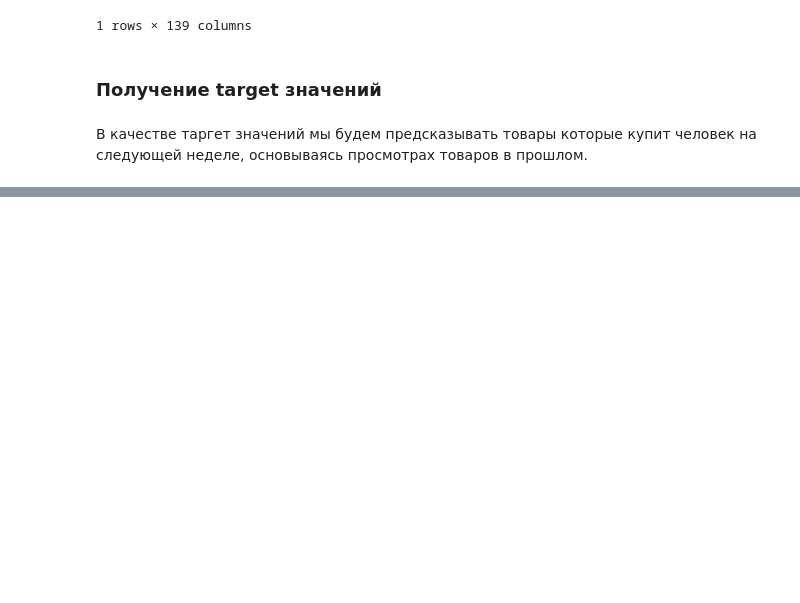
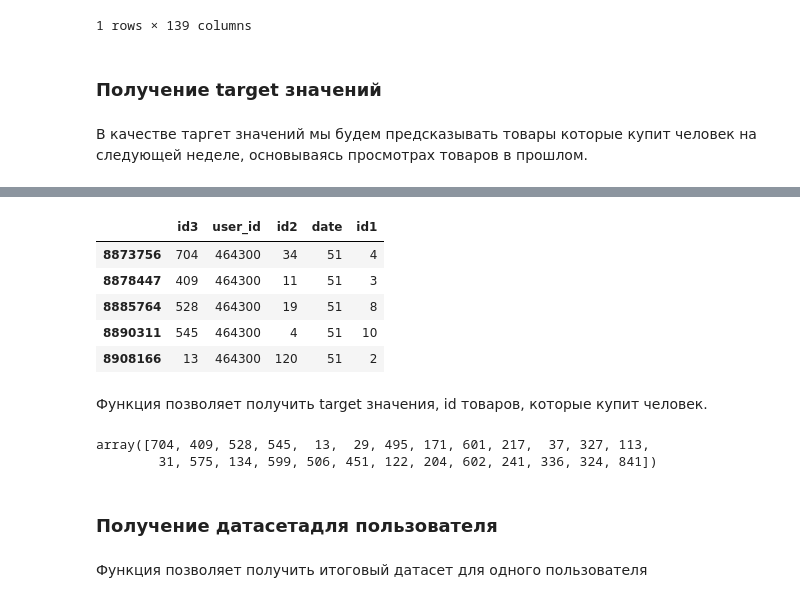
Before and after one commit to alxmamaev/IDAO-contest, a Jupyter notebook: dataset-prepear.ipynb, the cells around one changed output, grey strips where cells are left out. Drawn from its saved outputs; the diff is of its cells as text; code cells hidden in the pictures; blank space fills up the shorter version.

```diff
--- a/dataset-prepear.ipynb
+++ b/dataset-prepear.ipynb
@@ -127,0 +140,11 @@ def split_x_y(log):
+# %%
+y_log.head()
+# %% [output]
+|  | id3 | user_id | id2 | date | id1 |
+| 8873756 | 704 | 464300 | 34 | 51 | 4 |
+| 8878447 | 409 | 464300 | 11 | 51 | 3 |
+| 8885764 | 528 | 464300 | 19 | 51 | 8 |
+| 8890311 | 545 | 464300 | 4 | 51 | 10 |
+| 8908166 | 13 | 464300 | 120 | 51 | 2 |
+# %% [markdown]
+Функция позволяет получить target значения, id товаров, которые купит человек.
@@ -127,0 +154,9 @@ def split_x_y(log):
+# %%
+get_target_values(split_x_y(data_)[1])
+# %% [output]
+array([704, 409, 528, 545,  13,  29, 495, 171, 601, 217,  37, 327, 113,
+        31, 575, 134, 599, 506, 451, 122, 204, 602, 241, 336, 324, 841])
+# %% [markdown]
+### Получение датасетадля пользователя
+# %% [markdown]
+Функция позволяет получить итоговый датасет для одного пользователя
```
Also changed, not shown: parts of 11 cells of this notebook.
